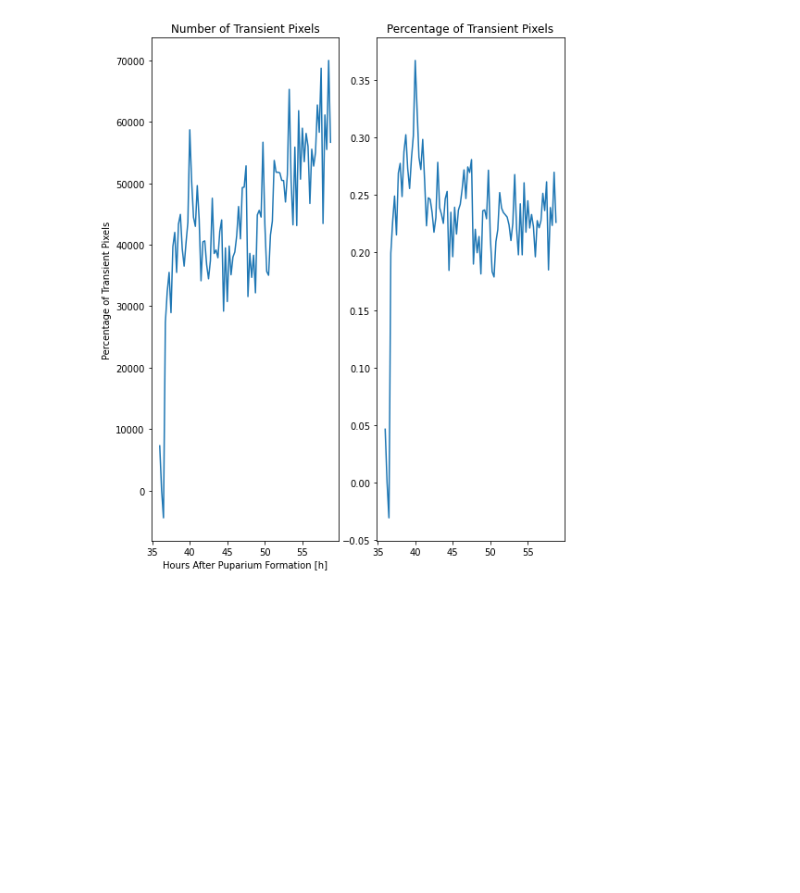
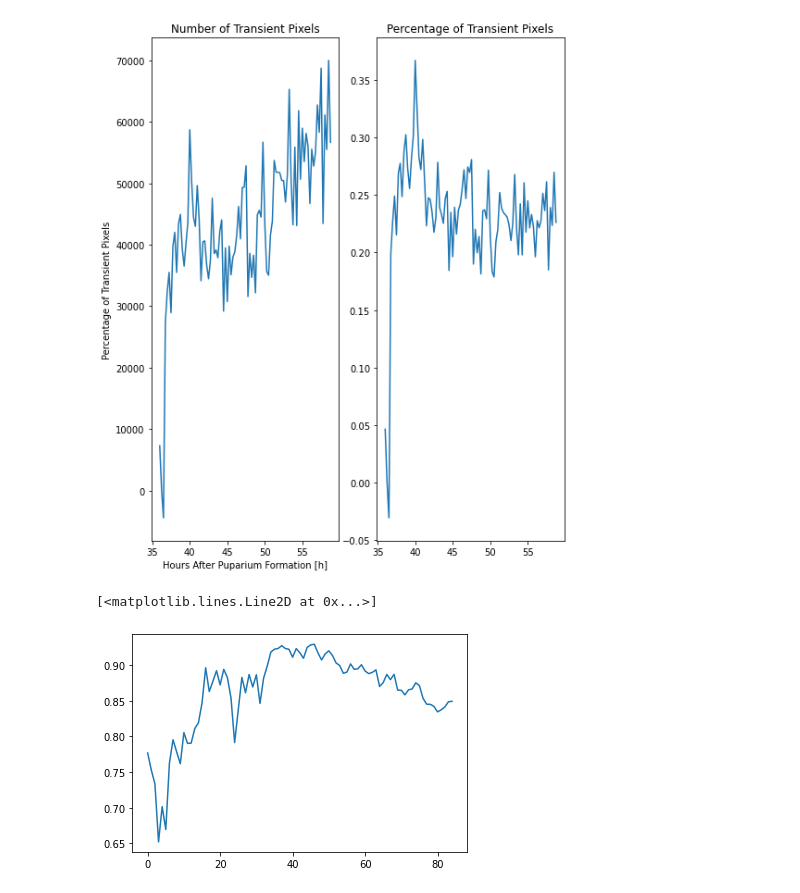
Before and after one commit to Asashou/TLI, a Jupyter notebook: pipeline/steps/step4_analysis.ipynb, the cells around one changed output. Cells and saved outputs as stored; diff of their text form; code cells hidden in the pictures; blank space fills up the shorter version.

```diff
--- a/pipeline/steps/step4_analysis.ipynb
+++ b/pipeline/steps/step4_analysis.ipynb
@@ -69,2 +75,21 @@ t, l = analysis.trans_px(neuron, stable_n, start_t=36, plot=True, save=True, sav
 # %% [output]
 [figure]
+# %%
+img_path = '/home/tli_project/Desktop/Data/T4/neurons/seg2_211113_P36_N1_GFP.tif'
+save_path = '/home/tli_project/Desktop/Data/T4/neurons/output/'
+
+##
+# start_age = 36.5
+stab_limit = 4 #(No. of timepoints for stable branches calculation)
+nor_fact = 1 #this is for normalizing Col_occpancy. for now there is no other option, like neuron max
+
+if save_path[-1] != '/':
+    save_path += '/'
+
+neuron = tif.imread(img_path)
+test = analysis.calculate_DGI((0,0,200,175), neuron)
+# %%
+plt.plot(np.arange(len(test['DGI'])),test['DGI'])
+# %% [output]
+[<matplotlib.lines.Line2D at 0x...>]
+[figure, added]
```
Also changed, not shown: parts of 2 cells of this notebook, 9 other files.
